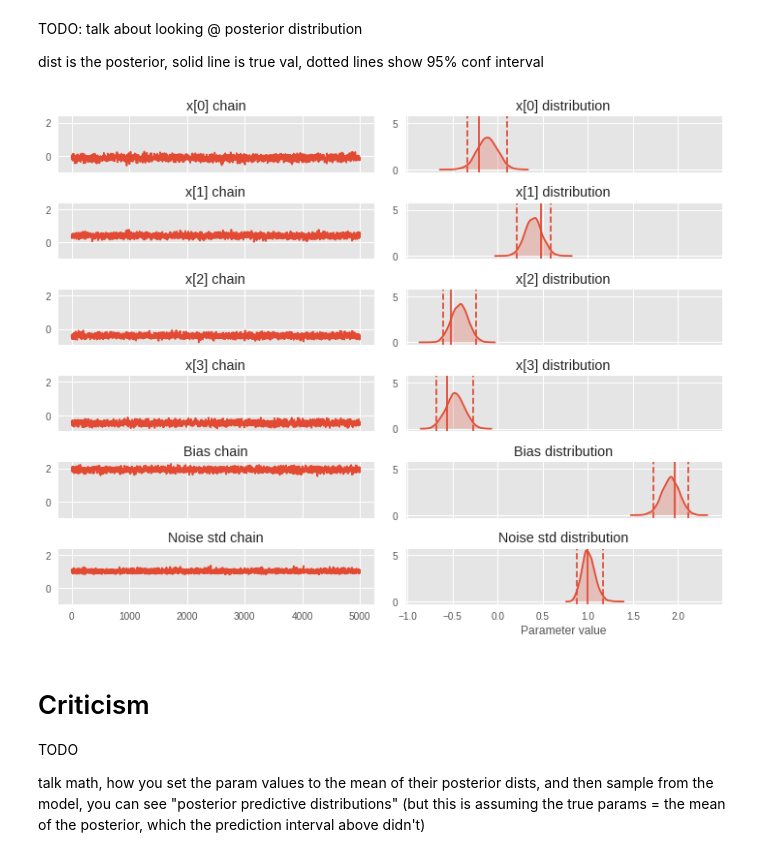
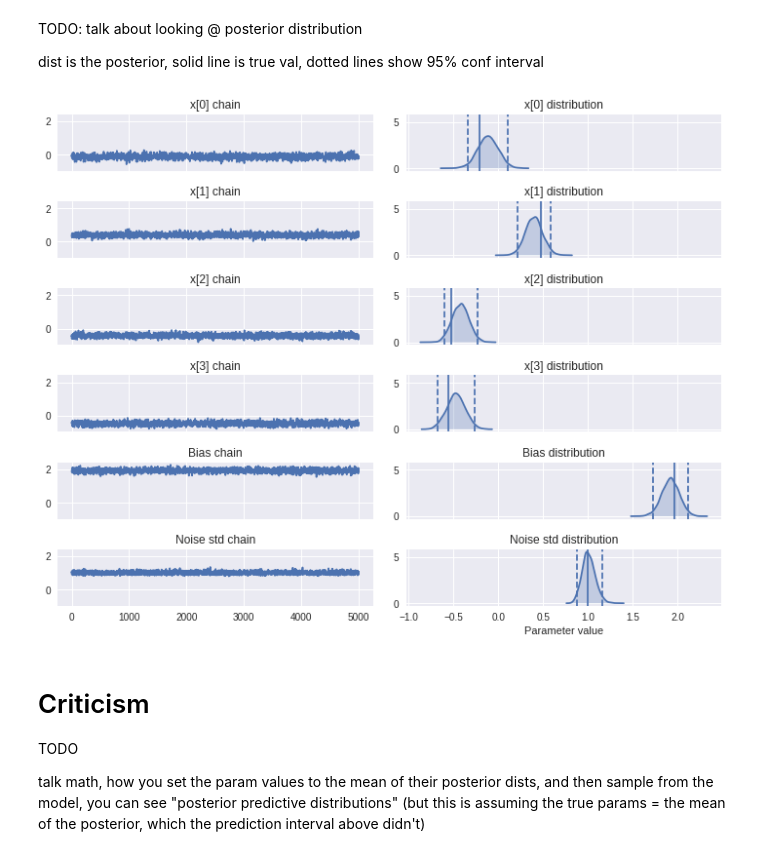
Before and after one commit to brendanhasz/tfp-bayesian-regression, a Jupyter notebook: TFP_Linear_Regression.ipynb, the cells around one changed output. Saved outputs shown, nothing was run; the diff lists cells and outputs as text; code cells hidden in the pictures.

```diff
--- a/TFP_Linear_Regression.ipynb
+++ b/TFP_Linear_Regression.ipynb
@@ -159,12 +159,14 @@ TODO: talk about looking @ posterior distribution
 dist is the posterior, solid line is true val, dotted lines show 95% conf interval
 # %%
 def chain_plot(data, title='', ax=None):
+  '''Plot both chain and posterior distribution'''
   if ax is None:
     ax = plt.gca()
   ax.plot(data)
   ax.title.set_text(title+" chain")
 
 def post_plot(data, title='', ax=None, true=None, prc=95):
+  '''Plot the posterior distribution given MCMC samples'''
   if ax is None:
     ax = plt.gca()
   sns.kdeplot(data, ax=ax, shade=True)
@@ -173,35 +175,35 @@ def post_plot(data, title='', ax=None, true=None, prc=95):
   ax.title.set_text(title+" distribution")
   if true is not None:
     ax.axvline(x=true)
 
 def chain_post_plot(data, title='', ax=None, true=None):
+  '''Plot a chain of MCMC samples'''
   chain_plot(data, title=title, ax=ax[0])
   post_plot(data, title=title, ax=ax[1], true=true)
 
 # Plot chains and distributions for coefficients
-plt.style.use("ggplot")
 fig, axes = plt.subplots(D+2, 2, sharex='col', sharey='col')
 fig.set_size_inches(10, 8)
 for i in range(D):
   chain_post_plot(coeffs_samples[:,i],
                   title="x[{}]".format(i),
                   ax=axes[i], true=w_true[i])
 
 # Plot chains and distributions for bias
 chain_post_plot(bias_samples[:,0],
                 title="Bias",
                 ax=axes[D], true=b_true)
 
 # Plot chains and distributions for noise std dev
 chain_post_plot(noise_std_samples[:,0],
                 title="Noise std",
                 ax=axes[D+1], true=noise_std_true)
 
 axes[D+1][1].set_xlabel("Parameter value")
 fig.tight_layout()
 plt.show()
 # %% [output]
-[figure, old version]
+[figure, new version]
 # %% [markdown]
 # Criticism
 
```
Also changed, not shown: parts of 19 cells of this notebook.
